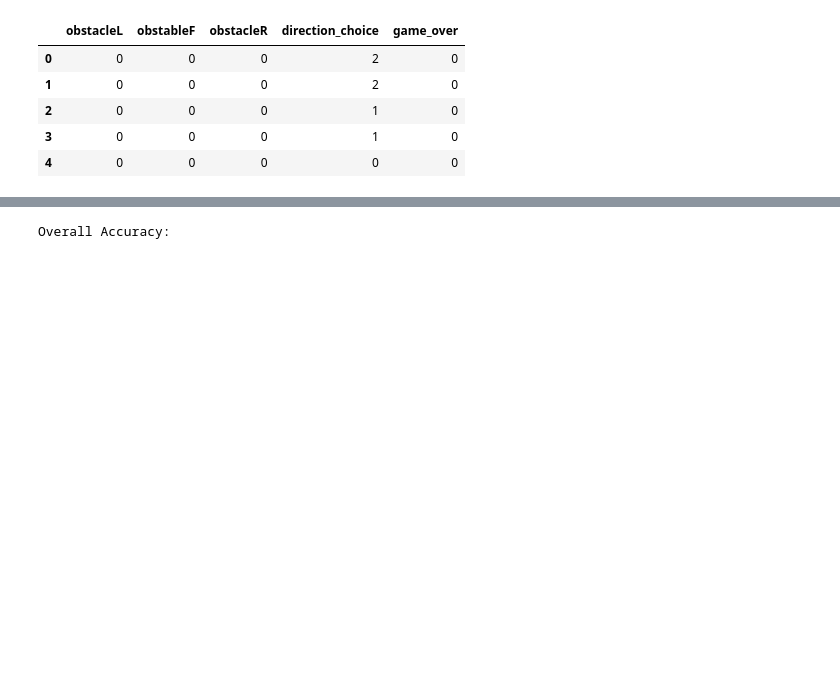
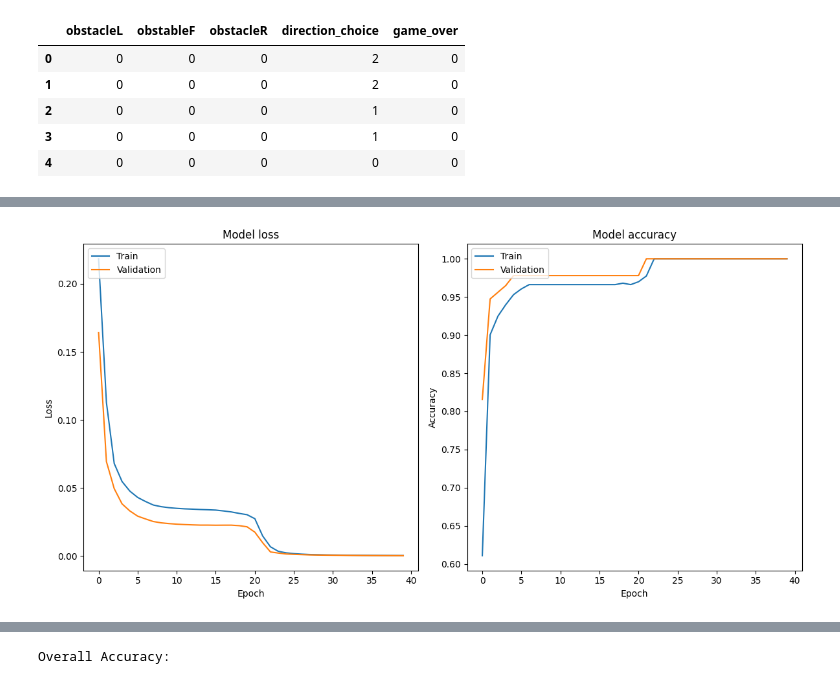
Before and after one commit to henryburkhardt/cs320-final-project, a Jupyter notebook: models/model_1.ipynb, the cells around one changed output, grey strips where cells are left out. Saved outputs shown, nothing was run; the diff lists cells and outputs as text; code cells hidden in the pictures; blank space fills up the shorter version.

```diff
--- a/models/model_1.ipynb
+++ b/models/model_1.ipynb
@@ -127,5 +145,5 @@ Trainable params: 31 (124.00 Byte)
 Non-trainable params: 0 (0.00 Byte)
 _________________________________________________________________
 # %%
-model.fit(X_train, y_train, epochs=4, batch_size=32)
+history = model.fit(X_train, y_train, epochs=40, batch_size=32, validation_data=(X_test, y_test))
 # %% [output]
@@ -141,3 +167,28 @@ Epoch 4/4
+# %%
+# Create a figure with two subplots arranged in a single row
+fig, (ax1, ax2) = plt.subplots(1, 2, figsize=(12, 6))  # Adjust figsize as needed
+
+# Plot training & validation loss values
+ax1.plot(history.history['loss'])
+ax1.plot(history.history['val_loss'])
+ax1.set_title('Model loss')
+ax1.set_ylabel('Loss')
+ax1.set_xlabel('Epoch')
+ax1.legend(['Train', 'Validation'], loc='upper left')
+
+# Plot training & validation accuracy values
+ax2.plot(history.history['accuracy'])
+ax2.plot(history.history['val_accuracy'])
+ax2.set_title('Model accuracy')
+ax2.set_ylabel('Accuracy')
+ax2.set_xlabel('Epoch')
+ax2.legend(['Train', 'Validation'], loc='upper left')
+
+# Display the plots
+plt.tight_layout()  # Adjust layout to prevent overlap
+plt.show()
+# %% [output]
+[figure, added]
 # %%
 model.save("/content/drive/MyDrive/24Winter/cs320-w24/cs320-final-project/models/snake2_possiblemvp_functional1.keras")
 # %%
```
Also changed, not shown: parts of 21 cells of this notebook, 2 other files.
